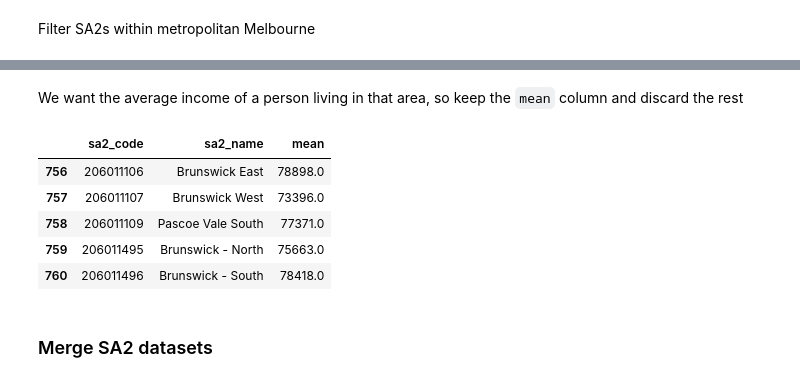
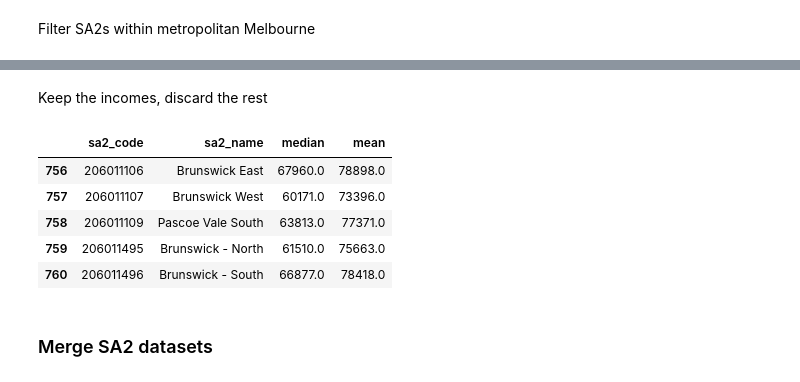
Before and after one commit to MAST30034-AppliedDataScience/project-2-group-real-estate-industry-project-21, a Jupyter notebook: notebooks/curate_external.ipynb, the cells around one changed output, grey strips where cells are left out. Cells and saved outputs as stored; diff of their text form; code cells hidden in the pictures.

```diff
--- a/notebooks/curate_external.ipynb
+++ b/notebooks/curate_external.ipynb
@@ -412,19 +408,19 @@ income_df.head()
 | 758 | 206011109 | Pascoe Vale South | 6331.0 | 43.0 | 489833696.0 | 63813.0 | 77371.0 | 4.57 | 1.85 | ... |
 | 759 | 206011495 | Brunswick - North | 8740.0 | 35.0 | 661294326.0 | 61510.0 | 75663.0 | 4.59 | 1.84 | ... |
 | 760 | 206011496 | Brunswick - South | 9323.0 | 34.0 | 731086364.0 | 66877.0 | 78418.0 | 4.39 | 1.73 | ... |
-# %% [markdown]
-We want the average income of a person living in that area, so keep the `mean` column and discard the rest
+# %% [markdown]
+Keep the incomes, discard the rest
 # %%
-income_df = income_df[["sa2_code", "sa2_name", "mean"]]
+income_df = income_df[["sa2_code", "sa2_name", "median", "mean"]]
 
 income_df.head()
 # %% [output]
-|  | sa2_code | sa2_name | mean |
-| 756 | 206011106 | Brunswick East | 78898.0 |
-| 757 | 206011107 | Brunswick West | 73396.0 |
-| 758 | 206011109 | Pascoe Vale South | 77371.0 |
-| 759 | 206011495 | Brunswick - North | 75663.0 |
-| 760 | 206011496 | Brunswick - South | 78418.0 |
+|  | sa2_code | sa2_name | median | mean |
+| 756 | 206011106 | Brunswick East | 67960.0 | 78898.0 |
+| 757 | 206011107 | Brunswick West | 60171.0 | 73396.0 |
+| 758 | 206011109 | Pascoe Vale South | 63813.0 | 77371.0 |
+| 759 | 206011495 | Brunswick - North | 61510.0 | 75663.0 |
+| 760 | 206011496 | Brunswick - South | 66877.0 | 78418.0 |
 # %% [markdown]
 ### Merge SA2 datasets
 # %% [markdown]
```
Also changed, not shown: parts of 61 cells of this notebook, 2 other files.
